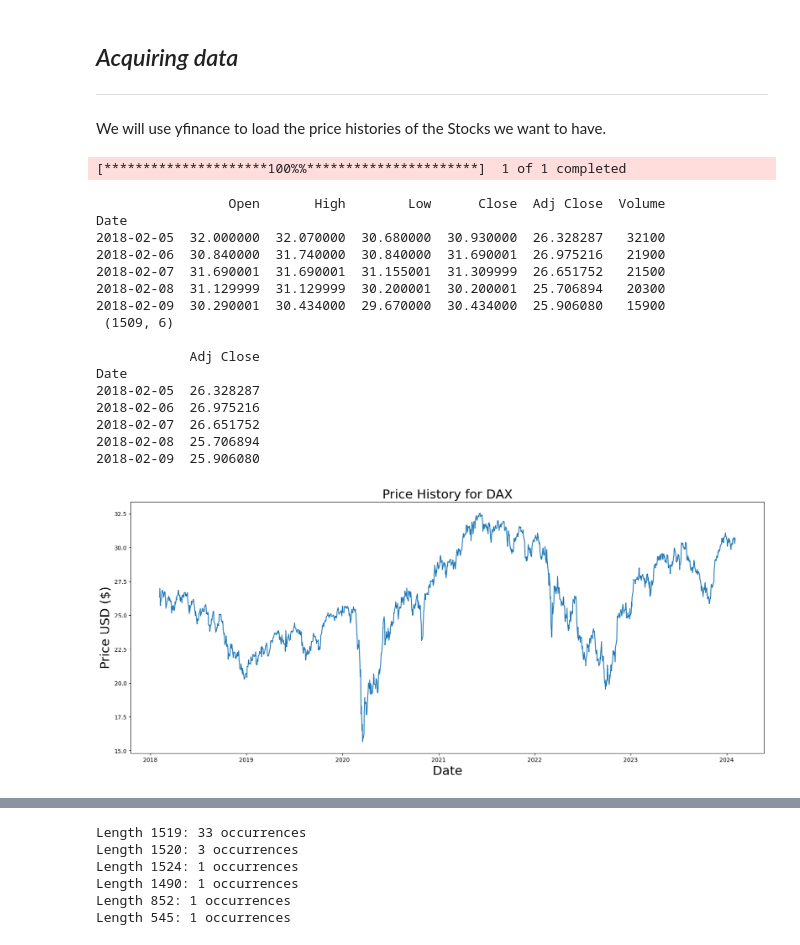
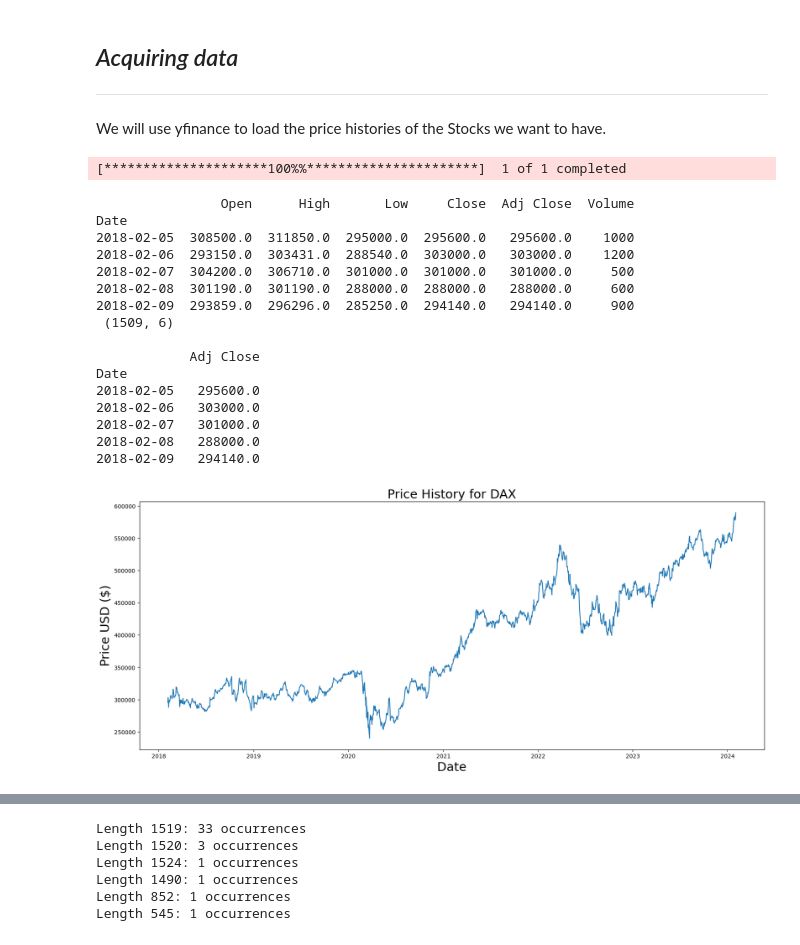
Before and after one commit to hpfref/Financial-Forecasting, a Jupyter notebook: notebook.ipynb, the cells around one changed output, grey strips where cells are left out. Cells and saved outputs as stored; diff of their text form; code cells hidden in the pictures.

```diff
--- a/notebook.ipynb
+++ b/notebook.ipynb
@@ -52,46 +53,46 @@ timeframe = 6
 end = datetime.now()
     #end = datetime(end .year - 1, end.month, end.day)
 start = datetime(end.year - timeframe, end.month, end.day)
 
 #how the downloaded dataframe looks
-dax = pdr.get_data_yahoo("DAX", start, end)
+dax = pdr.get_data_yahoo("BRK-A", start, end)
 print(dax.head(), "\n", dax.shape, "\n")
 
 #extracting the price history
 dax_history = dax.filter(["Adj Close"])
 print(dax_history.head())
 #interpolating the missing Values
 
 #visulazing
 def plot_history(history, index):
     plt.figure(figsize=(20,8))
     plt.title('Price History for ' + index, fontsize=22)
     plt.plot(history)
     plt.xlabel('Date', fontsize=22)
     plt.ylabel('Price USD ($)', fontsize=22)
 
     plt.show()
 
 plot_history(dax_history, "DAX")
 # %% [output]
 [*********************100%%**********************]  1 of 1 completed
-                 Open       High        Low      Close  Adj Close  Volume
+                Open      High       Low     Close  Adj Close  Volume
 Date
-2018-02-05  32.000000  32.070000  30.680000  30.930000  26.328287   32100
-2018-02-06  30.840000  31.740000  30.840000  31.690001  26.975216   21900
-2018-02-07  31.690001  31.690001  31.155001  31.309999  26.651752   21500
-2018-02-08  31.129999  31.129999  30.200001  30.200001  25.706894   20300
-2018-02-09  30.290001  30.434000  29.670000  30.434000  25.906080   15900
+2018-02-05  308500.0  311850.0  295000.0  295600.0   295600.0    1000
+2018-02-06  293150.0  303431.0  288540.0  303000.0   303000.0    1200
+2018-02-07  304200.0  306710.0  301000.0  301000.0   301000.0     500
+2018-02-08  301190.0  301190.0  288000.0  288000.0   288000.0     600
+2018-02-09  293859.0  296296.0  285250.0  294140.0   294140.0     900
  (1509, 6)
 
             Adj Close
 Date
-2018-02-05  26.328287
-2018-02-06  26.975216
-2018-02-07  26.651752
-2018-02-08  25.706894
-2018-02-09  25.906080
+2018-02-05   295600.0
+2018-02-06   303000.0
+2018-02-07   301000.0
+2018-02-08   288000.0
+2018-02-09   294140.0
-[figure, old version]
+[figure, new version]
 # %%
 # stock_data = PyTickerSymbols()
 #
```
Also changed, not shown: parts of 10 cells of this notebook.
